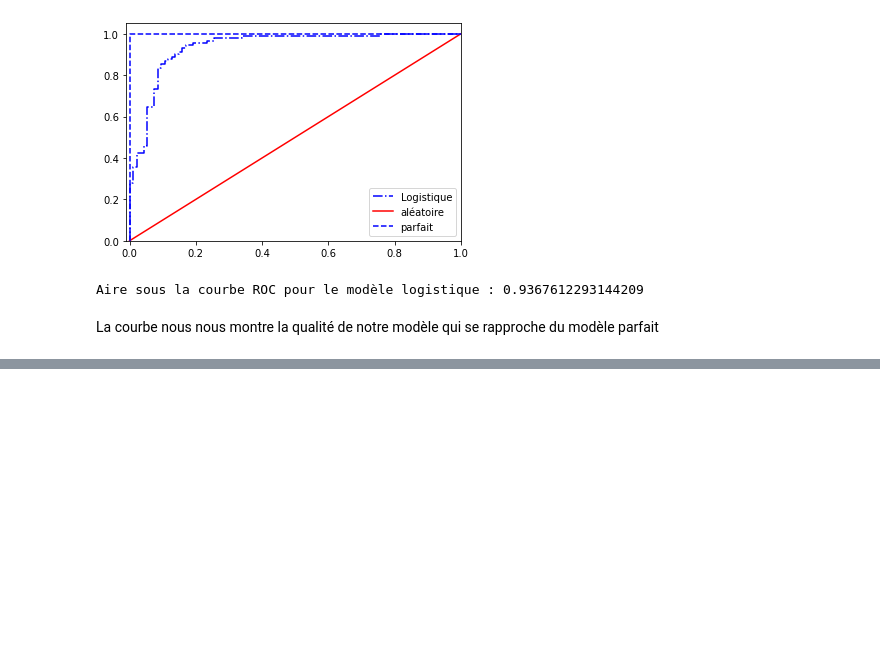
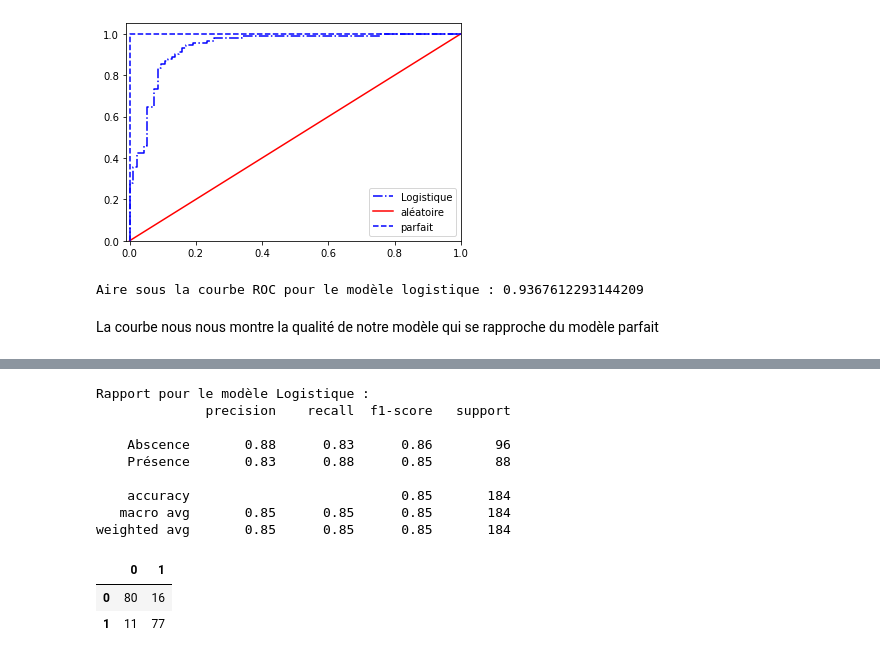
Before and after one commit to kocedric/analyse-de-la-maladie-cardiaque, a Jupyter notebook: pré-processing.ipynb, the cells around one changed output, grey strips where cells are left out. Saved outputs shown, nothing was run; the diff lists cells and outputs as text; code cells hidden in the pictures; blank space fills up the shorter version.

```diff
--- a/pré-processing.ipynb
+++ b/pré-processing.ipynb
@@ -224,0 +248,21 @@ La courbe nous nous montre la qualité de notre modèle qui se rapproche du mod
+# %%
+# on prédit grâce à ce modèle
+y_predict = logistic.predict(x_test)
+# %%
+print("Rapport pour le modèle Logistique :",
+      classification_report(y_test, y_predict, target_names=['Abscence', 'Présence']) ,sep="\n")
+matrix = confusion_matrix(y_test, y_predict)
+pd.DataFrame(matrix)
+# %% [output]
+Rapport pour le modèle Logistique :
+              precision    recall  f1-score   support
+
+    Abscence       0.88      0.83      0.86        96
+    Présence       0.83      0.88      0.85        88
+
+    accuracy                           0.85       184
+   macro avg       0.85      0.85      0.85       184
+weighted avg       0.85      0.85      0.85       184
+|  | 0 | 1 |
+| 0 | 80 | 16 |
+| 1 | 11 | 77 |
```
Also changed, not shown: parts of 10 cells of this notebook.
